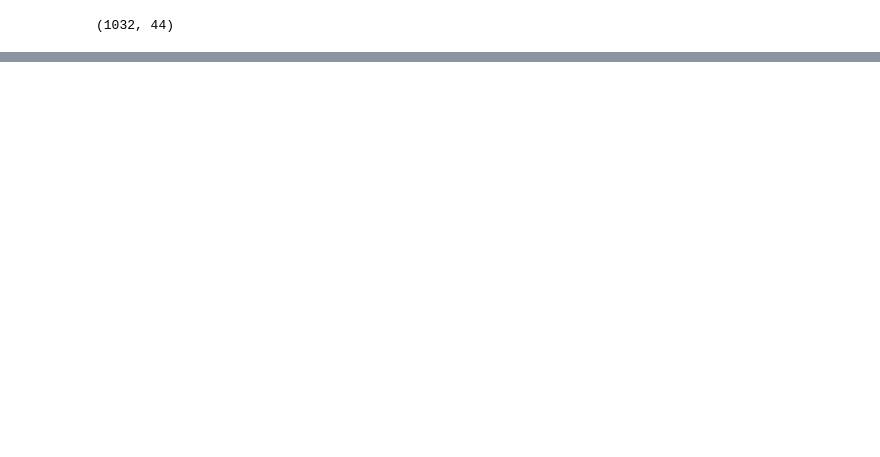
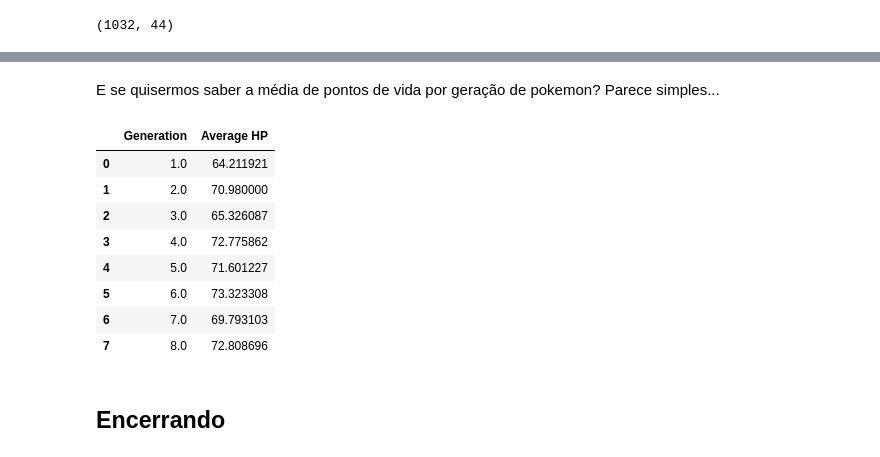
Before and after one commit to wvcode/blog, a Jupyter notebook: posts/data-105/index.ipynb, the cells around one changed output, grey strips where cells are left out. Saved outputs shown, nothing was run; the diff lists cells and outputs as text; code cells hidden in the pictures; blank space fills up the shorter version.

```diff
--- a/posts/data-105/index.ipynb
+++ b/posts/data-105/index.ipynb
@@ -166,0 +361,16 @@ pokemons.shape
+# %% [markdown]
+E se quisermos saber a média de pontos de vida por geração de pokemon? Parece simples...
+# %%
+pokemons.groupby(['Generation'])['HP'].mean().reset_index(name='Average HP')
+# %% [output]
+|  | Generation | Average HP |
+| 0 | 1.0 | 64.211921 |
+| 1 | 2.0 | 70.980000 |
+| 2 | 3.0 | 65.326087 |
+| 3 | 4.0 | 72.775862 |
+| 4 | 5.0 | 71.601227 |
+| 5 | 6.0 | 73.323308 |
+| 6 | 7.0 | 69.793103 |
+| 7 | 8.0 | 72.808696 |
+# %% [markdown]
+## Encerrando
```
Also changed, not shown: parts of 40 cells of this notebook, 2 other files.
